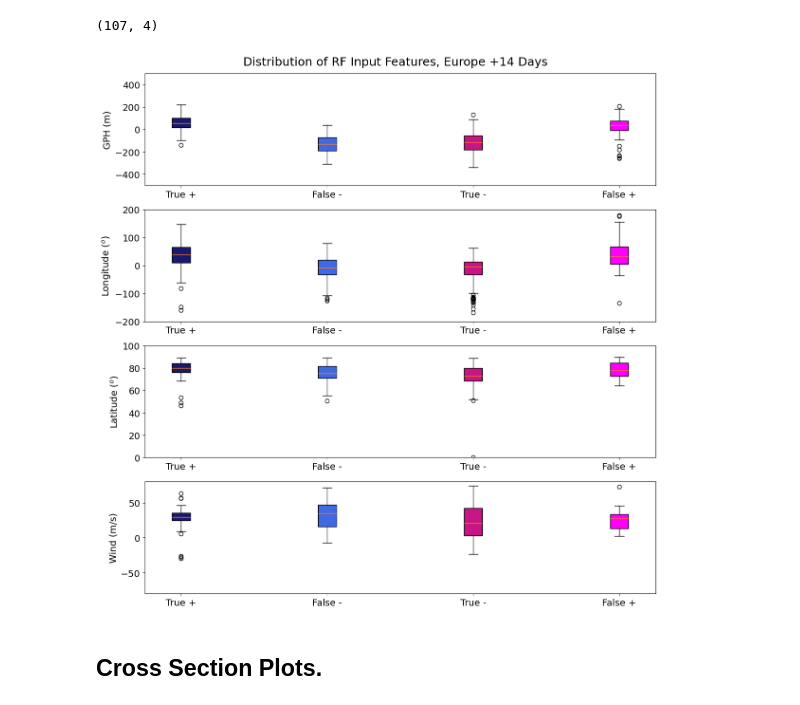
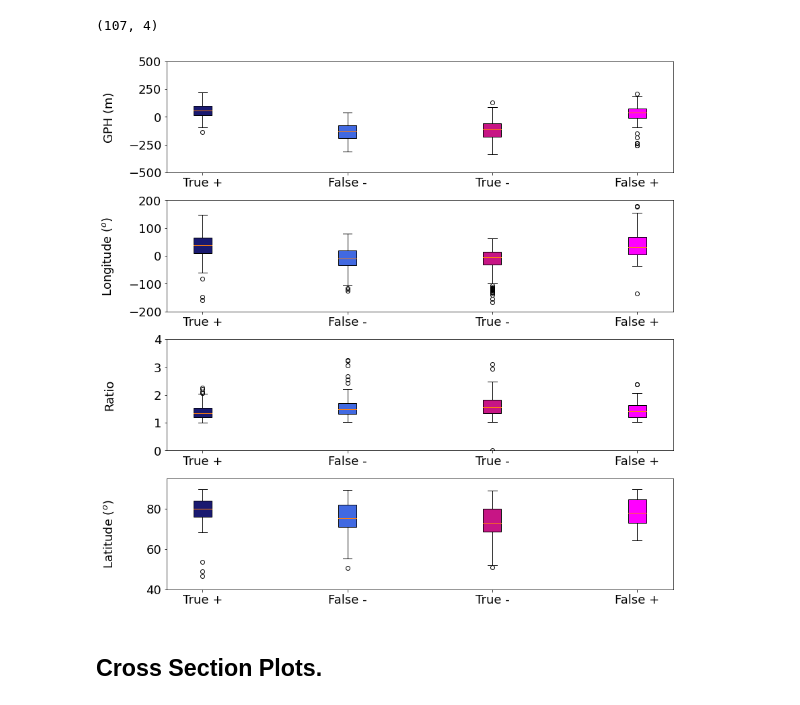
Before and after one commit to emf98/LessonsLearned, a Jupyter notebook: Europe/RF_Pred_Plot.ipynb, the cells around one changed output. Drawn from its saved outputs; the diff is of its cells as text; code cells hidden in the pictures.

```diff
--- a/Europe/RF_Pred_Plot.ipynb
+++ b/Europe/RF_Pred_Plot.ipynb
@@ -305,7 +304,7 @@ FposXtest_set = set(FposXtest)
 
 Fpos_corr_events = []
 Fpos_corr_total_events = []
-U_Fpos = []
+#U_Fpos = []
 EHF_Fpos = []
 GPH_Fpos = []
 GPHA_Fpos = []
@@ -318,14 +317,14 @@ for i in range(0,10):
             continue
         Fpos_corr_total_events.append(0)
         Fpos_corr_events.extend(nolag_Xtest[i,j,:])
-        U_Fpos.extend(U_14[i,j,:,:])
-        EHF_Fpos.extend(EHF_14[i,j,:,:])
+        #U_Fpos.extend(U_14[i,j,:,:])
+        #EHF_Fpos.extend(EHF_14[i,j,:,:])
         GPH_Fpos.extend(GPH_14[i,j,:,:])
         GPHA_Fpos.extend(GPH_14A[i,j,:,:])
 
 ##reshape
 Fpos = np.array(Fpos_corr_events).reshape(len(Fpos_corr_total_events),4)
-U_Fpos = np.array(U_Fpos).reshape(len(Fpos_corr_total_events),16,181)
+#U_Fpos = np.array(U_Fpos).reshape(len(Fpos_corr_total_events),16,181)
 #EHF_Fpos = np.array(EHF_Fpos).reshape(len(Fpos_corr_total_events),26,181)
 GPH_Fpos = np.array(GPH_Fpos).reshape(len(Fpos_corr_total_events),26,180)
 GPHA_Fpos = np.array(GPHA_Fpos).reshape(len(Fpos_corr_total_events),26,180)
@@ -351,14 +350,14 @@ for i in range(0,10):
             continue
         neg_corr_total_events.append(0)
         neg_corr_events.extend(nolag_Xtest[i,j,:])
-        U_cneg.extend(U_14[i,j,:,:])
-        EHF_cneg.extend(EHF_14[i,j,:,:])
+        #U_cneg.extend(U_14[i,j,:,:])
+        #EHF_cneg.extend(EHF_14[i,j,:,:])
         GPH_cneg.extend(GPH_14[i,j,:,:])
         GPHA_cneg.extend(GPH_14A[i,j,:,:])
 
 ##reshape
 Tneg = np.array(neg_corr_events).reshape(len(neg_corr_total_events),4)
-U_cneg = np.array(U_cneg).reshape(len(neg_corr_total_events),16,181)
+#U_cneg = np.array(U_cneg).reshape(len(neg_corr_total_events),16,181)
 #EHF_cneg = np.array(EHF_cneg).reshape(len(neg_corr_total_events),26,181)
 GPH_cneg = np.array(GPH_cneg).reshape(len(neg_corr_total_events),26,180)
 GPHA_cneg = np.array(GPHA_cneg).reshape(len(neg_corr_total_events),26,180)
@@ -384,14 +383,14 @@ for i in range(0,10):
             continue
         Fneg_corr_total_events.append(0)
         Fneg_corr_events.extend(nolag_Xtest[i,j,:])
-        U_Fneg.extend(U_14[i,j,:,:])
-        EHF_Fneg.extend(EHF_14[i,j,:,:])
+        #U_Fneg.extend(U_14[i,j,:,:])
+        #EHF_Fneg.extend(EHF_14[i,j,:,:])
         GPH_Fneg.extend(GPH_14[i,j,:,:])
         GPHA_Fneg.extend(GPH_14A[i,j,:,:])
 
 ##reshape
 Fneg = np.array(Fneg_corr_events).reshape(len(Fneg_corr_total_events),4)
-U_Fneg = np.array(U_Fneg).reshape(len(Fneg_corr_total_events),16,181)
+#U_Fneg = np.array(U_Fneg).reshape(len(Fneg_corr_total_events),16,181)
 #EHF_Fneg = np.array(EHF_Fneg).reshape(len(Fneg_corr_total_events),26,181)
 GPH_Fneg = np.array(GPH_Fneg).reshape(len(Fneg_corr_total_events),26,180)
 GPHA_Fneg = np.array(GPHA_Fneg).reshape(len(Fneg_corr_total_events),26,180)
@@ -401,41 +400,45 @@ print(Fneg.shape)
 # %%
 import matplotlib.ticker as mticker
 myLocator = mticker.MultipleLocator(2)
 
 #metrics = ["Wind (m/s)", "Ratio (m)", "Latitude ($^o$)", "Longitude ($^o$)", "Size (m$^2$)", "EPhi ($^o$)", "GPH (hPa)", "PV (m$^2$K/s kg)"]
-metrics = ["GPH (m)", "Longitude ($^o$)", "Latitude ($^o$)","Wind (m/s)"]
-y1 = [-500,-200,0,-80]
-y2 = [500,200,100,80]
+metrics = ["GPH (m)", "Longitude ($^o$)", "Ratio","Latitude ($^o$)"]
+y1 = [-500,-200,0,40]
+y2 = [500,200,4,95]
 ticks = ['True +', 'False -', 'True -', 'False +'] #set tick numbers for dataset
 ind = [2, 4, 6, 8]  # the x locations for the groups
 w = 0.25 #box-plot width
 c = ["midnightblue","royalblue","mediumvioletred","magenta"]
-fs = 14
+fs = 20
 
 fig, axes = plt.subplots(4, 1, figsize=(12, 12))
-plt.suptitle("Distribution of RF Input Features, Europe +14 Days", fontsize = 18, x=0.53)
+#plt.suptitle("Distribution of RF Input Features, "+str(loc_str), fontsize = 22, x=0.53)
 axes = axes.flatten()
 for i in range(0,4):
     C_pos = Tpos[:,i]
     F_neg = Fneg[:,i]
     C_neg = Tneg[:,i]
     F_pos = Fpos[:,i]
 
-    a1 =axes[i].boxplot([C_pos,F_neg,C_neg,F_pos], positions= [2,4,6,8], widths=w, patch_artist=True)
-    for bplot in (a1,):
-        for patch, color in zip(bplot['boxes'], c):
-            patch.set_facecolor(color)
-    axes[i].set_xticks(ind, ticks, fontsize = 14)
+    a1 = axes[i].boxplot([C_pos, F_neg, C_neg, F_pos], positions=[2,4,6,8], widths=w, patch_artist=True)
+
+    for patch, color in zip(a1['boxes'], c):
+        patch.set_facecolor(color)
+
+    axes[i].set_xticks(ind)
+    axes[i].set_xticklabels(ticks)
+    #axes[i].set_ylabel(str(metrics[i]), fontsize=22, fontweight = 'bold')
+    axes[i].set_ylabel(str(metrics[i]), fontsize=18)
     axes[i].set_ylim((y1[i],y2[i]))
-    axes[i].set_ylabel(str(metrics[i]), fontsize = 14)
-    axes[i].tick_params(axis='both', labelsize=14)
+    axes[i].yaxis.set_label_coords(-0.1, 0.5)
+    axes[i].tick_params(axis='both', labelsize=18)
 
 plt.tight_layout()
 plt.subplots_adjust(top=0.95)
 plt.savefig("EurRF_BOXPLOT_14days.png",bbox_inches = 'tight')
 plt.show()
 # %% [output]
-[figure, old version]
+[figure, new version]
 # %% [markdown]
 ## Cross Section Plots.
 # %%
```
Also changed, not shown: parts of 5 cells of this notebook, 2 other files.
